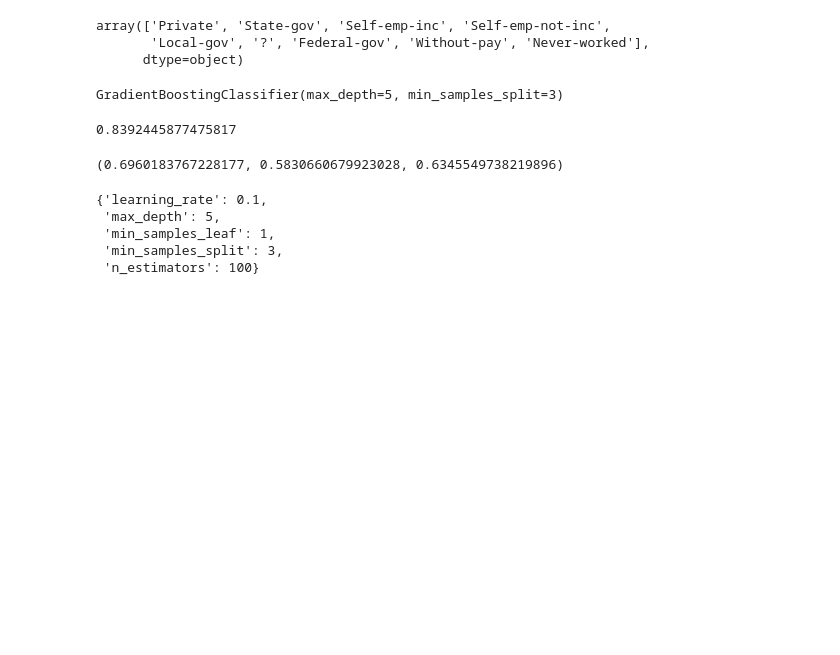
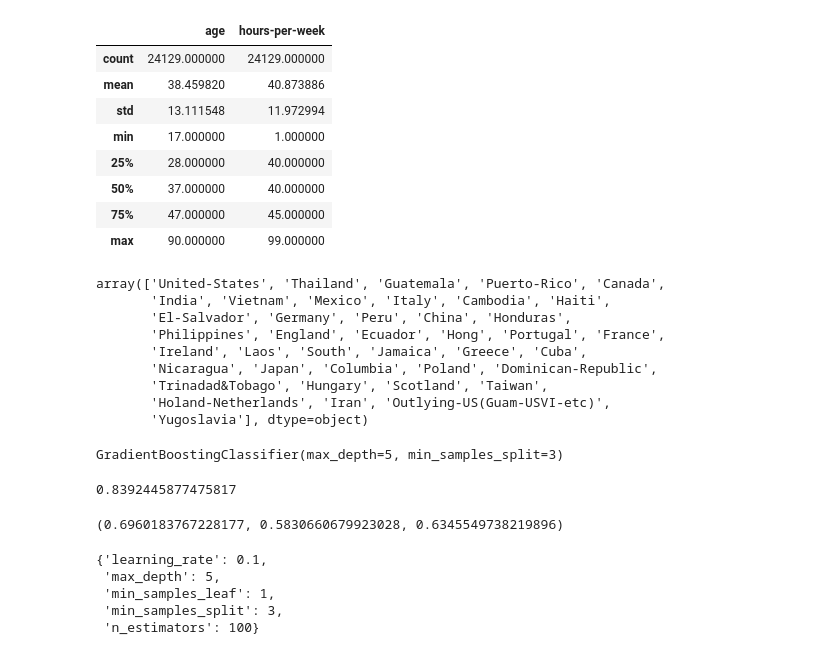
Before and after one commit to ahmedAlaa24494/Deploying-a-Machine-Learning-Model-on-Heroku-with-FastAPI, a Jupyter notebook: exp_notebook.ipynb, the cells around one changed output. Saved outputs shown, nothing was run; the diff lists cells and outputs as text; code cells hidden in the pictures; blank space fills up the shorter version.

```diff
--- a/exp_notebook.ipynb
+++ b/exp_notebook.ipynb
@@ -28,2 +21,0 @@ x, y, label_encoder, cat_features_encoder, num_features_encoder = preprocess_cen
-# %%
-train_df = train_df.apply(lambda x: x.strip() if type(x) is str else x, axis=0)
@@ -38,6 +45,24 @@ TypeError: write() argument must be str, not dict
+# %%
+train_df.describe()
+# %% [output]
+|  | age | hours-per-week |
+| count | 24129.000000 | 24129.000000 |
+| mean | 38.459820 | 40.873886 |
+| std | 13.111548 | 11.972994 |
+| min | 17.000000 | 1.000000 |
+| 25% | 28.000000 | 40.000000 |
+| 50% | 37.000000 | 40.000000 |
+| 75% | 47.000000 | 45.000000 |
+| max | 90.000000 | 99.000000 |
 # %%
-train_df.workclass.unique()
+train_df['native-country'].unique()
 # %% [output]
-array(['Private', 'State-gov', 'Self-emp-inc', 'Self-emp-not-inc',
-       'Local-gov', '?', 'Federal-gov', 'Without-pay', 'Never-worked'],
-      dtype=object)
+array(['United-States', 'Thailand', 'Guatemala', 'Puerto-Rico', 'Canada',
+       'India', 'Vietnam', 'Mexico', 'Italy', 'Cambodia', 'Haiti',
+       'El-Salvador', 'Germany', 'Peru', 'China', 'Honduras',
+       'Philippines', 'England', 'Ecuador', 'Hong', 'Portugal', 'France',
+       'Ireland', 'Laos', 'South', 'Jamaica', 'Greece', 'Cuba',
+       'Nicaragua', 'Japan', 'Columbia', 'Poland', 'Dominican-Republic',
+       'Trinadad&Tobago', 'Hungary', 'Scotland', 'Taiwan',
+       'Holand-Netherlands', 'Iran', 'Outlying-US(Guam-USVI-etc)',
+       'Yugoslavia'], dtype=object)
```
Also changed, not shown: parts of 10 cells of this notebook, 11 other files.
